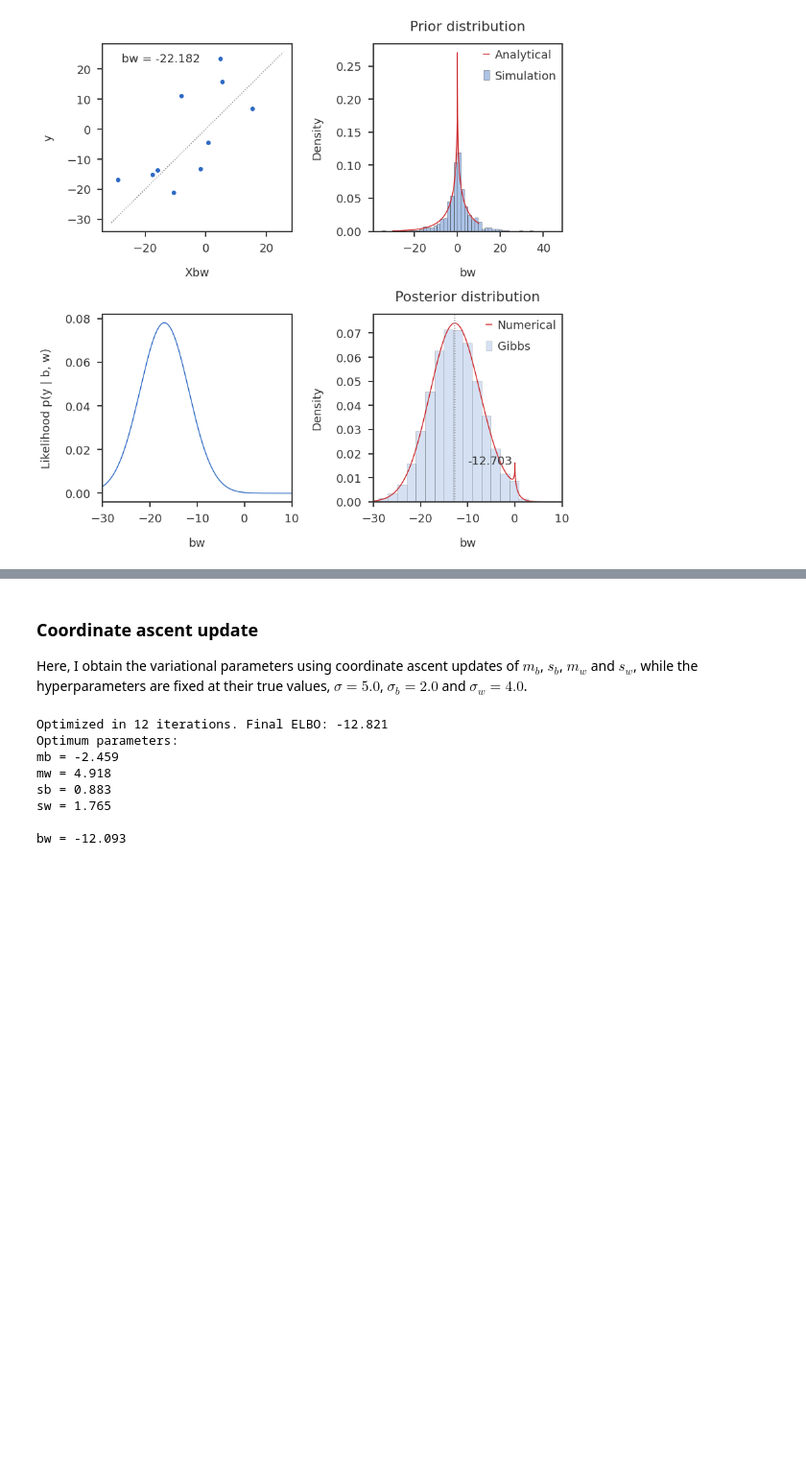
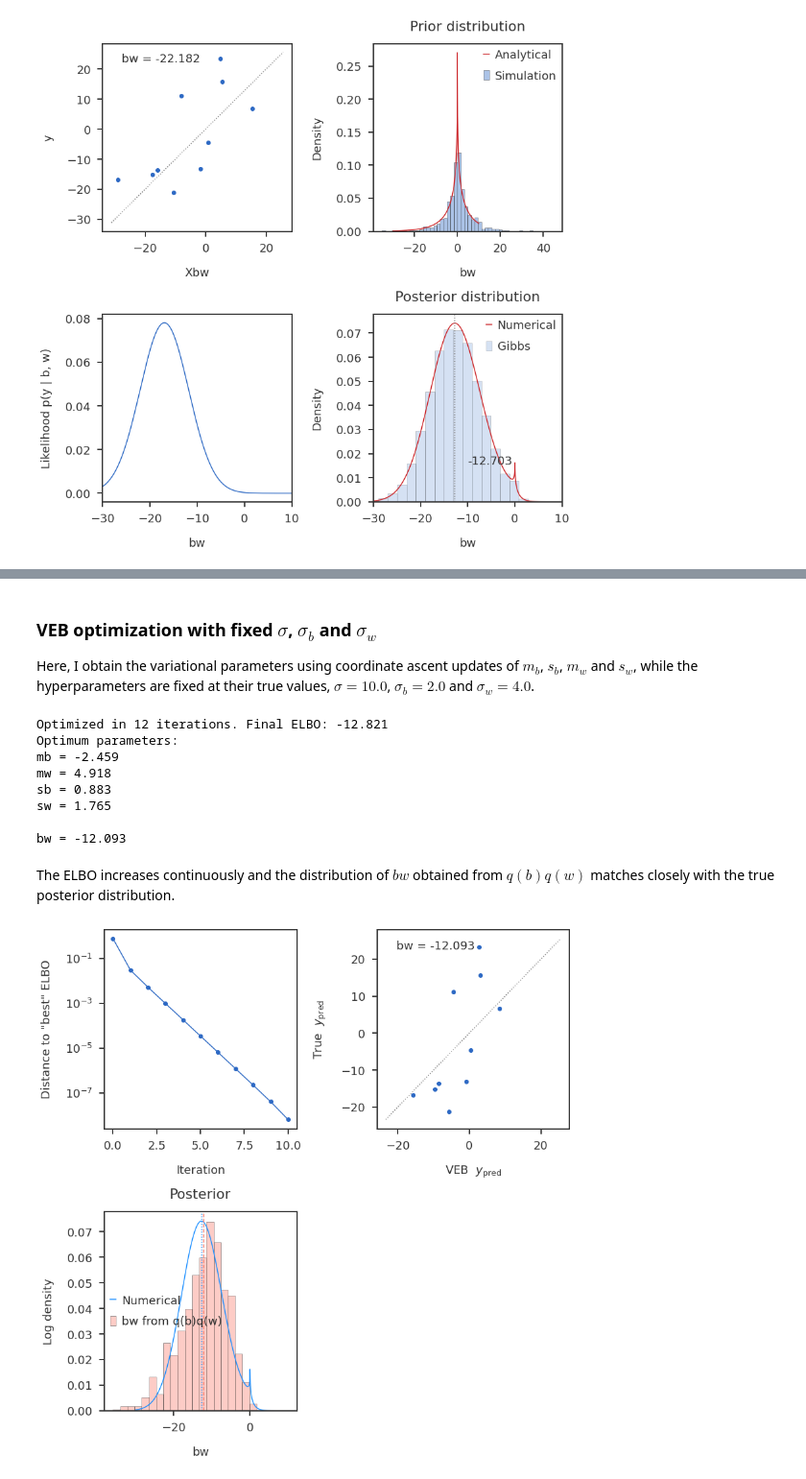
Before and after one commit to banskt/iridge-notes, a Jupyter notebook: _notebooks/2021-01-27-simple-regression-with-product-of-normals.ipynb, the cells around one changed output, grey strips where cells are left out. Shown at 96% size. Cells and saved outputs as stored; diff of their text form; code cells hidden in the pictures; blank space fills up the shorter version.

```diff
--- a/_notebooks/2021-01-27-simple-regression-with-product-of-normals.ipynb
+++ b/_notebooks/2021-01-27-simple-regression-with-product-of-normals.ipynb
@@ -361,7 +361,7 @@ plt.show()
 # %% [markdown]
-### Coordinate ascent update
+### VEB optimization with fixed $\sigma$, $\sigma_b$ and $\sigma_w$
 
-Here, I obtain the variational parameters using coordinate ascent updates of $m_b$, $s_b$, $m_w$ and $s_w$, while the hyperparameters are fixed at their true values, $\sigma = 5.0$, $\sigma_b = 2.0$ and $\sigma_w = 4.0$.
+Here, I obtain the variational parameters using coordinate ascent updates of $m_b$, $s_b$, $m_w$ and $s_w$, while the hyperparameters are fixed at their true values, $\sigma = 10.0$, $\sigma_b = 2.0$ and $\sigma_w = 4.0$.
 # %%
 # collapse-hide
 
@@ -432,3 +463,42 @@ sb = 0.883
 sw = 1.765
 
 bw = -12.093
+# %% [markdown]
+The ELBO increases continuously and the distribution of $bw$ obtained from $q(b)q(w)$ matches closely with the true posterior distribution.
+# %%
+#collapse-hide
+
+fig = plt.figure(figsize = (12, 12))
+ax1 = fig.add_subplot(221)
+ax2 = fig.add_subplot(222)
+ax3 = fig.add_subplot(223)
+
+max_elbo = veb_elbo[-1]
+elbo_diff = max_elbo - veb_elbo[1:]
+ax1.scatter(np.arange(veb_niter - 1), elbo_diff[:-1])
+ax1.plot(np.arange(veb_niter - 1), elbo_diff[:-1])
+ax1.set_yscale('log')
+ax1.set_xlabel('Iteration')
+ax1.set_ylabel('Distance to "best" ELBO')
+
+ax2.scatter(veb_ypred, y)
+mpl_utils.plot_diag(ax2)
+ax2.text(0.1, 0.9, f"bw = {veb_bwopt:.3f}", transform = ax2.transAxes)
+ax2.set_xlabel('VEB  $y_{\mathrm{pred}}$')
+ax2.set_ylabel('True  $y_{\mathrm{pred}}$')
+
+
+
+ax3.plot(bwvals, numerical_posterior, label = "Numerical", color = 'dodgerblue')
+ax3.axvline(numerical_bwopt, linestyle = 'dotted', color = 'dodgerblue')
+ax3.hist(veb_posterior, density = True, label = "bw from q(b)q(w)", color = 'salmon', alpha = 0.4)
+ax3.axvline(veb_bwopt, linestyle = 'dashed', color = 'salmon')
+ax3.legend()
+ax3.set_title("Posterior", pad = 20.0)
+ax3.set_xlabel("bw")
+ax3.set_ylabel("Log density")
+
+plt.tight_layout()
+plt.show()
+# %% [output]
+[figure, added]
```
Also changed, not shown: parts of 9 cells of this notebook, 2 other files.
